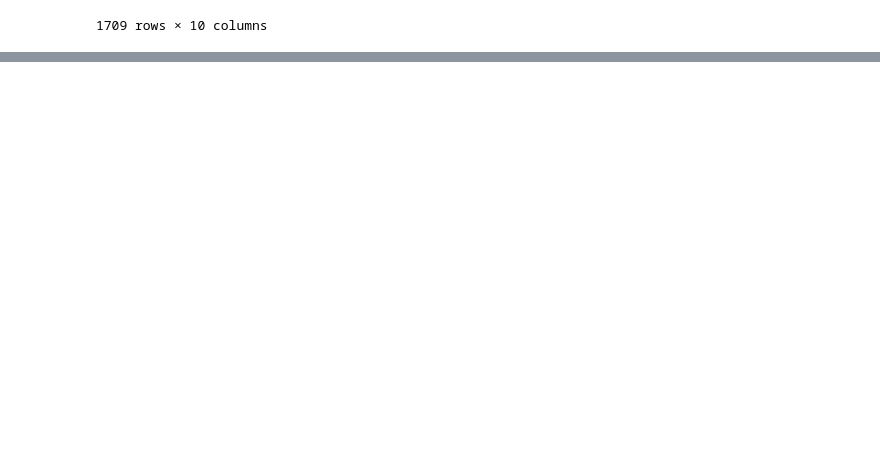
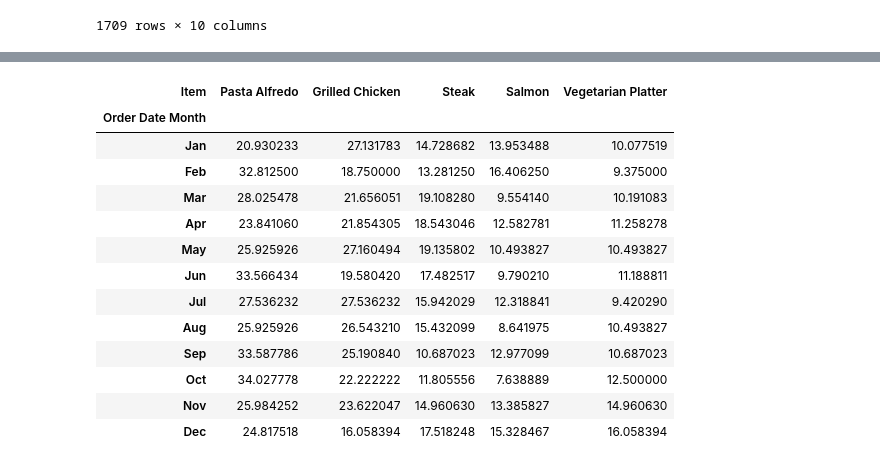
Before and after one commit to AungHtet2/Data-Analyst, a Jupyter notebook: datacleaning/restaurant/restaurant2.ipynb, the cells around one changed output, grey strips where cells are left out. Saved outputs shown, nothing was run; the diff lists cells and outputs as text; code cells hidden in the pictures; blank space fills up the shorter version.

```diff
--- a/datacleaning/restaurant/restaurant2.ipynb
+++ b/datacleaning/restaurant/restaurant2.ipynb
@@ -59,0 +77,27 @@ plt.show()
+# %%
+df_main_dish_percent = df_main_dish_pivot.iloc[:12].div(df_main_total/100,axis=0)
+df_main_dish_percent = df_main_dish_percent.reset_index()
+
+df_main_dish_percent['Order Date Month'] = (df_main_dish_percent['Order Date Month No']
+                                            .apply(lambda x: pd.to_datetime(x, format="%m")
+                                                   .strftime("%b")))
+
+df_main_dish_percent = df_main_dish_percent.set_index('Order Date Month')
+df_main_dish_percent = df_main_dish_percent.drop(columns='Order Date Month No')
+
+df_main_dish_percent
+# %% [output]
+| Item | Pasta Alfredo | Grilled Chicken | Steak | Salmon | Vegetarian Platter |
+| Order Date Month |  |  |  |  |  |
+| Jan | 20.930233 | 27.131783 | 14.728682 | 13.953488 | 10.077519 |
+| Feb | 32.812500 | 18.750000 | 13.281250 | 16.406250 | 9.375000 |
+| Mar | 28.025478 | 21.656051 | 19.108280 | 9.554140 | 10.191083 |
+| Apr | 23.841060 | 21.854305 | 18.543046 | 12.582781 | 11.258278 |
+| May | 25.925926 | 27.160494 | 19.135802 | 10.493827 | 10.493827 |
+| Jun | 33.566434 | 19.580420 | 17.482517 | 9.790210 | 11.188811 |
+| Jul | 27.536232 | 27.536232 | 15.942029 | 12.318841 | 9.420290 |
+| Aug | 25.925926 | 26.543210 | 15.432099 | 8.641975 | 10.493827 |
+| Sep | 33.587786 | 25.190840 | 10.687023 | 12.977099 | 10.687023 |
+| Oct | 34.027778 | 22.222222 | 11.805556 | 7.638889 | 12.500000 |
+| Nov | 25.984252 | 23.622047 | 14.960630 | 13.385827 | 14.960630 |
+| Dec | 24.817518 | 16.058394 | 17.518248 | 15.328467 | 16.058394 |
```
Also changed, not shown: parts of 6 cells of this notebook, 4 other files.
